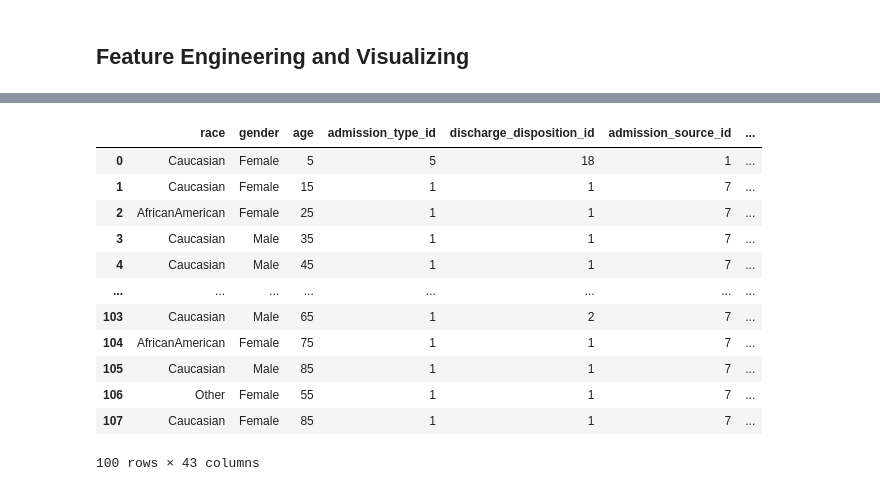
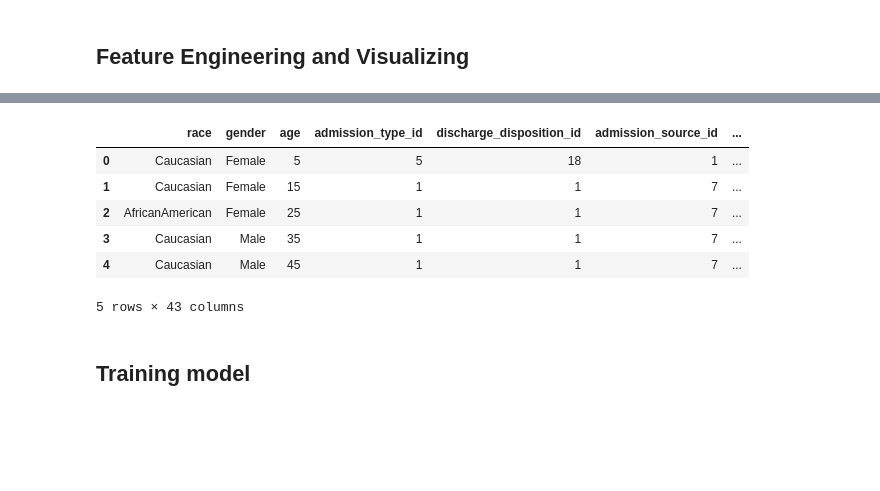
Before and after one commit to Kiarashmo/AI-Course, a Jupyter notebook: Project 5/main.ipynb, the cells around one changed output, grey strips where cells are left out. Saved outputs shown, nothing was run; the diff lists cells and outputs as text; code cells hidden in the pictures; blank space fills up the shorter version.

```diff
--- a/Project 5/main.ipynb
+++ b/Project 5/main.ipynb
@@ -323,16 +344,12 @@ df['diabetesMed'] = df['diabetesMed'].apply(lambda x : -1 if x == 'No'
 # %%
-df.head(100)
+df.head()
 # %% [output]
 |  | race | gender | age | admission_type_id | discharge_disposition_id | admission_source_id | ... |
 | 0 | Caucasian | Female | 5 | 5 | 18 | 1 | ... |
 | 1 | Caucasian | Female | 15 | 1 | 1 | 7 | ... |
 | 2 | AfricanAmerican | Female | 25 | 1 | 1 | 7 | ... |
 | 3 | Caucasian | Male | 35 | 1 | 1 | 7 | ... |
 | 4 | Caucasian | Male | 45 | 1 | 1 | 7 | ... |
-| ... | ... | ... | ... | ... | ... | ... | ... |
-| 103 | Caucasian | Male | 65 | 1 | 2 | 7 | ... |
-| 104 | AfricanAmerican | Female | 75 | 1 | 1 | 7 | ... |
-| 105 | Caucasian | Male | 85 | 1 | 1 | 7 | ... |
-| 106 | Other | Female | 55 | 1 | 1 | 7 | ... |
-| 107 | Caucasian | Female | 85 | 1 | 1 | 7 | ... |
-100 rows × 43 columns
+5 rows × 43 columns
+# %% [markdown]
+## Training model
```
Also changed, not shown: parts of 12 cells of this notebook.
